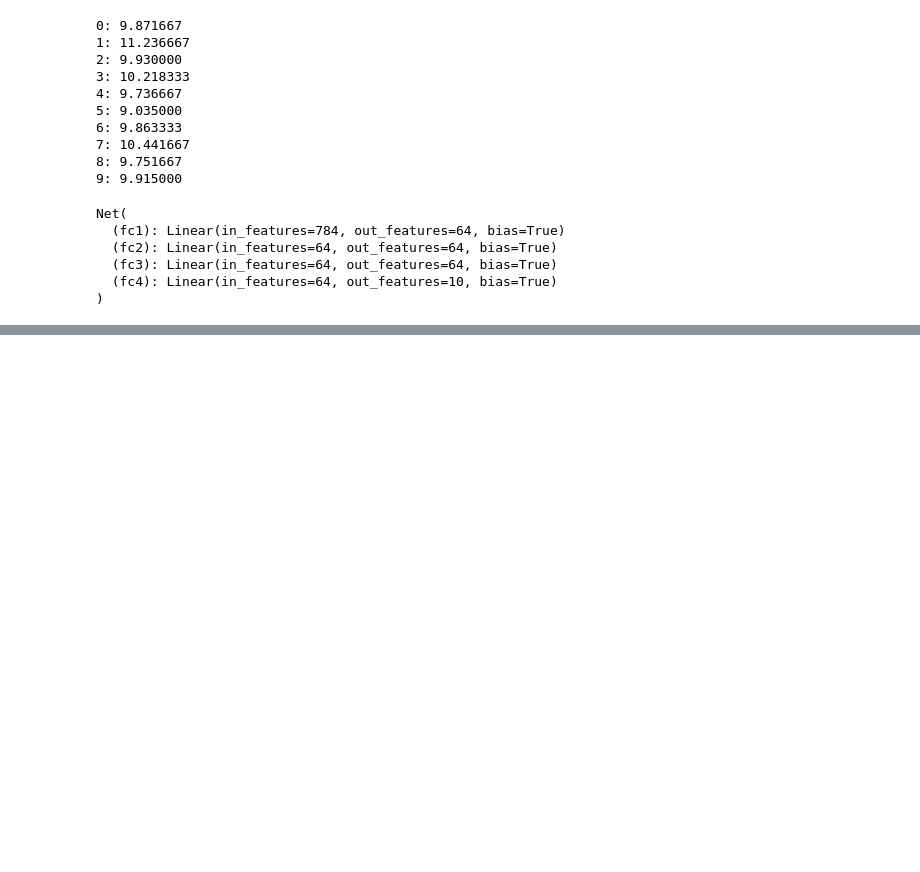
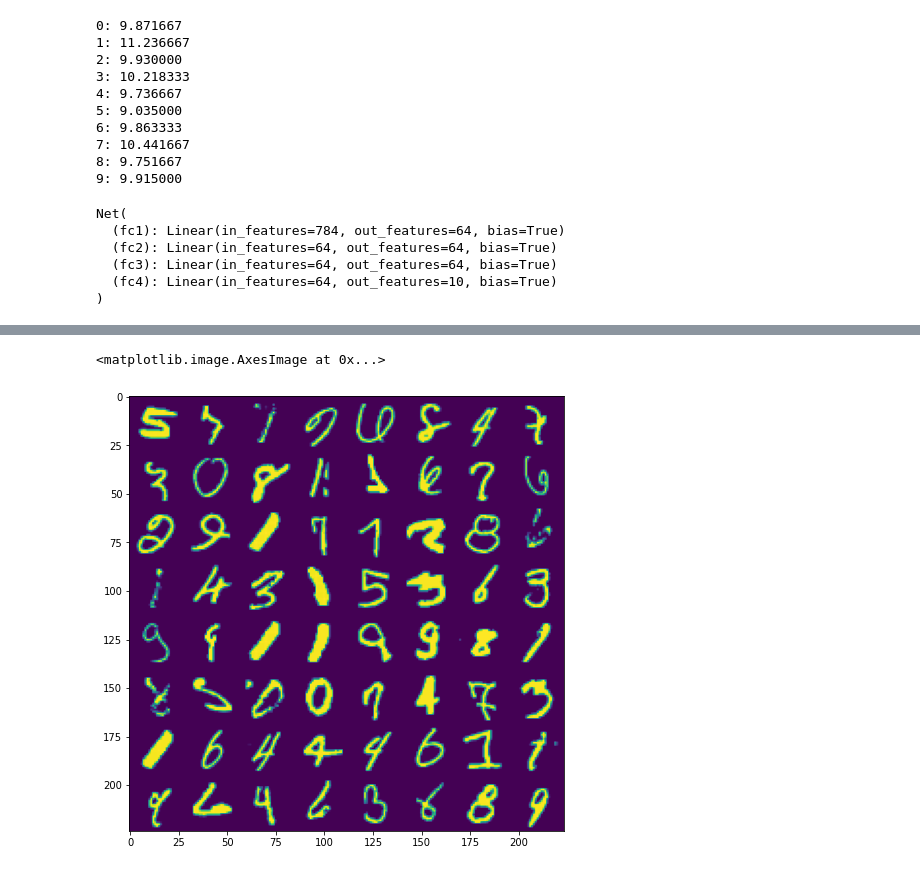
Before and after one commit to pas3n7/ColabDataScienceLearning, a Jupyter notebook: pytorchmnist_example.ipynb, the cells around one changed output, grey strips where cells are left out. Drawn from its saved outputs; the diff is of its cells as text; code cells hidden in the pictures; blank space fills up the shorter version.

```diff
--- a/pytorchmnist_example.ipynb
+++ b/pytorchmnist_example.ipynb
@@ -102,0 +159,7 @@ Net(
+# %%
+plt.figure(figsize=(8,8))
+i=8
+plt.imshow(torch.cat(tuple(test.data[torch.as_tensor(conf).argsort()][:i**2].view(i, i*28, 28)), dim=1))
+# %% [output]
+<matplotlib.image.AxesImage at 0x...>
+[figure, added]
```
Also changed, not shown: parts of 10 cells of this notebook.
